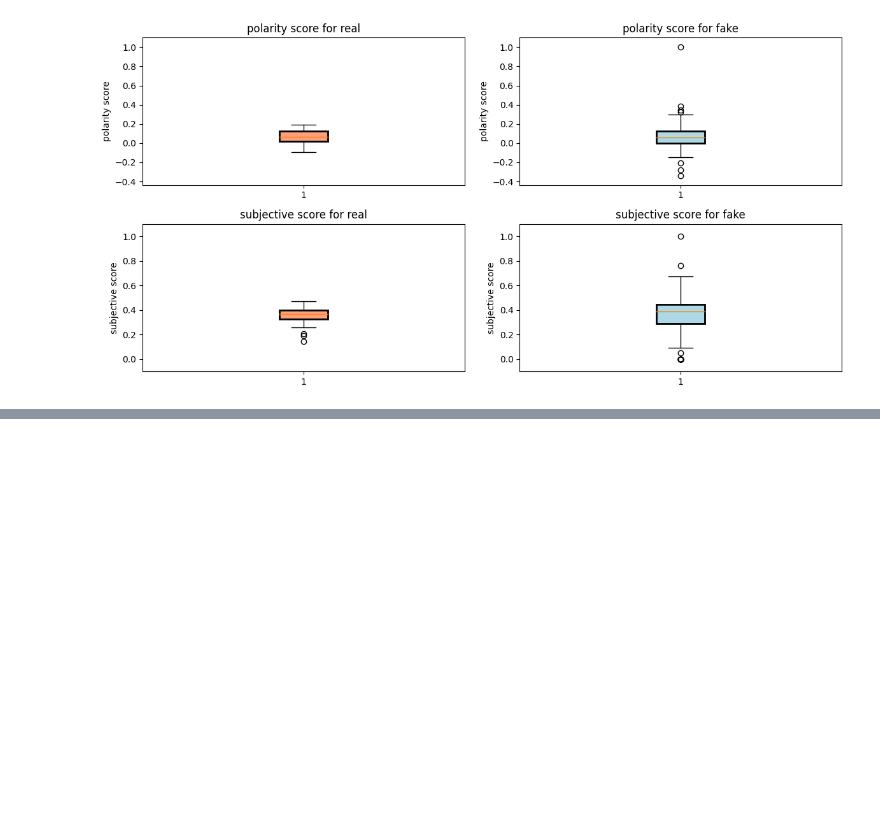
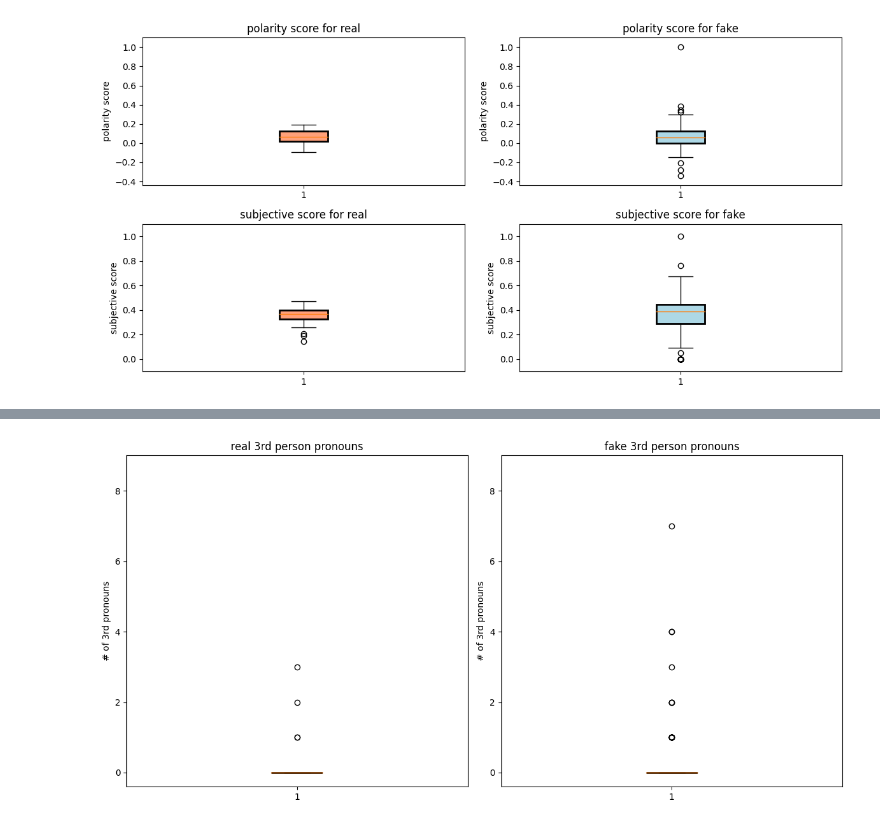
Before and after one commit to henrikdchristensen/DIKU-DS-Exam-FakeNewsDetection, a Jupyter notebook: src/bookhc.ipynb, the cells around one changed output, grey strips where cells are left out. Cells and saved outputs as stored; diff of their text form; code cells hidden in the pictures; blank space fills up the shorter version.

```diff
--- a/src/bookhc.ipynb
+++ b/src/bookhc.ipynb
@@ -39,0 +48,4 @@ Stat.plot_combined_sentence_analysis()
+# %%
+Stat.plot_combined_fake_vs_real_third_person_pronouns()
+# %% [output]
+[figure, added]
```
Also changed, not shown: parts of 8 cells of this notebook, 3 other files.
